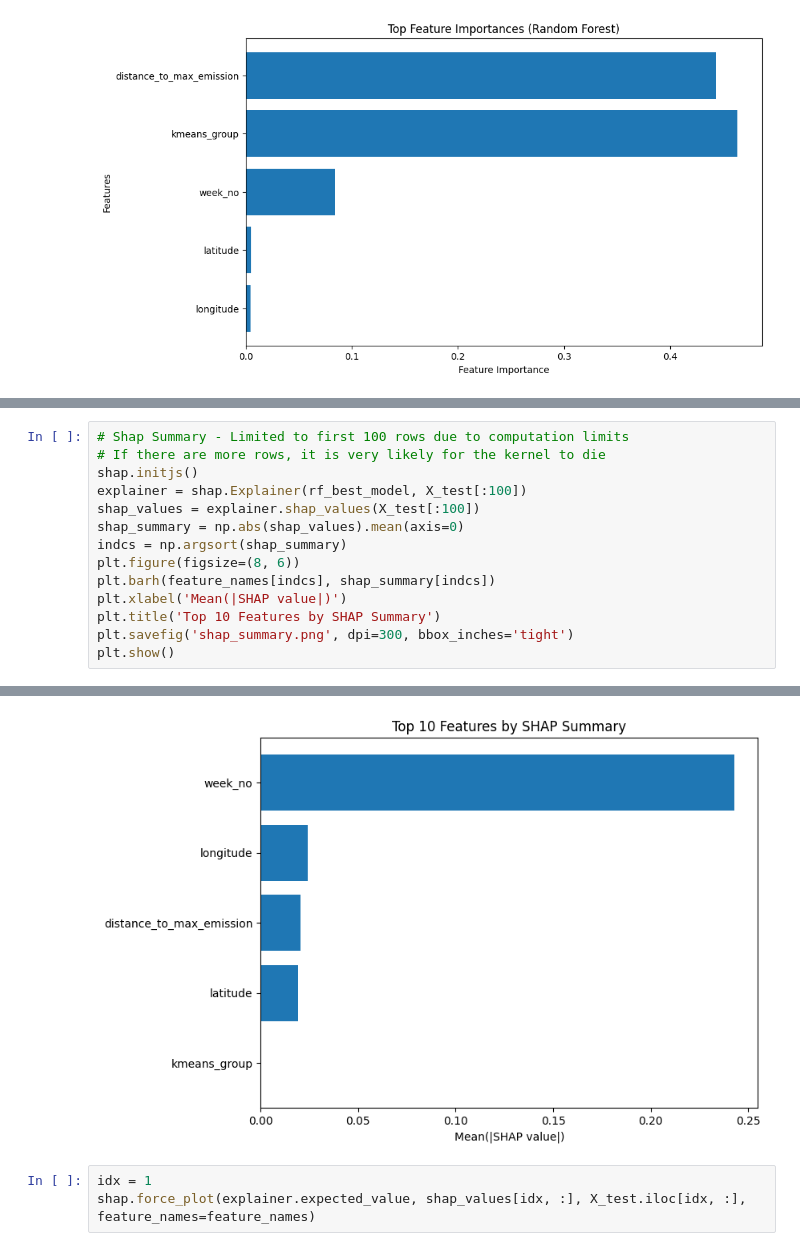
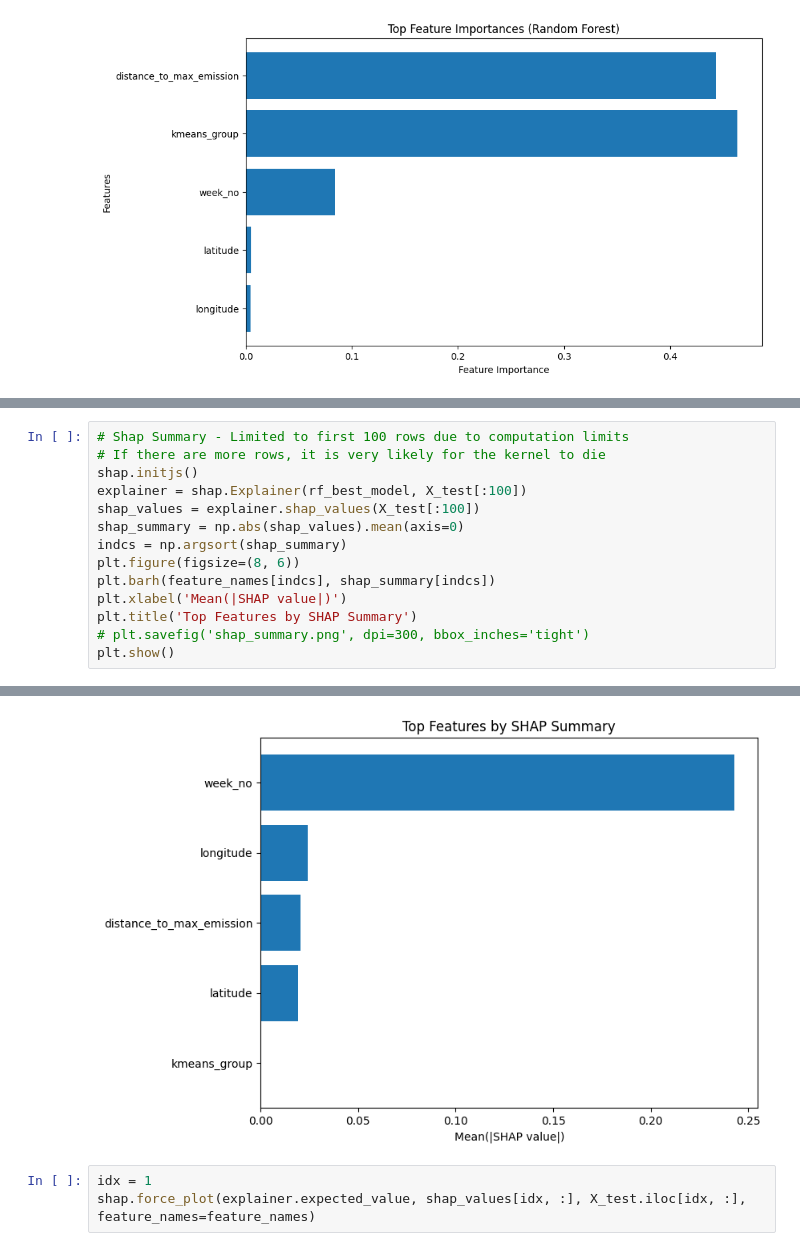
Before and after one commit to clhperry/brown-data1030, a Jupyter notebook: rwanda-co2-emission.ipynb, the cells around one changed output, grey strips where cells are left out. Saved outputs shown, nothing was run; the diff lists cells and outputs as text.

```diff
--- a/rwanda-co2-emission.ipynb
+++ b/rwanda-co2-emission.ipynb
@@ -374,20 +373,20 @@ plt.show()
 # %%
 # Shap Summary - Limited to first 100 rows due to computation limits
 # If there are more rows, it is very likely for the kernel to die
 shap.initjs()
 explainer = shap.Explainer(rf_best_model, X_test[:100])
 shap_values = explainer.shap_values(X_test[:100])
 shap_summary = np.abs(shap_values).mean(axis=0)
 indcs = np.argsort(shap_summary)
 plt.figure(figsize=(8, 6))
 plt.barh(feature_names[indcs], shap_summary[indcs])
 plt.xlabel('Mean(|SHAP value|)')
-plt.title('Top 10 Features by SHAP Summary')
-plt.savefig('shap_summary.png', dpi=300, bbox_inches='tight')
+plt.title('Top Features by SHAP Summary')
+# plt.savefig('shap_summary.png', dpi=300, bbox_inches='tight')
 plt.show()
 # %% [output]
 [interactive output not drawn]
-[figure, old version]
+[figure, new version]
 # %%
 idx = 1
 shap.force_plot(explainer.expected_value, shap_values[idx, :], X_test.iloc[idx, :], feature_names=feature_names)
```
Also changed, not shown: parts of 2 cells of this notebook.
